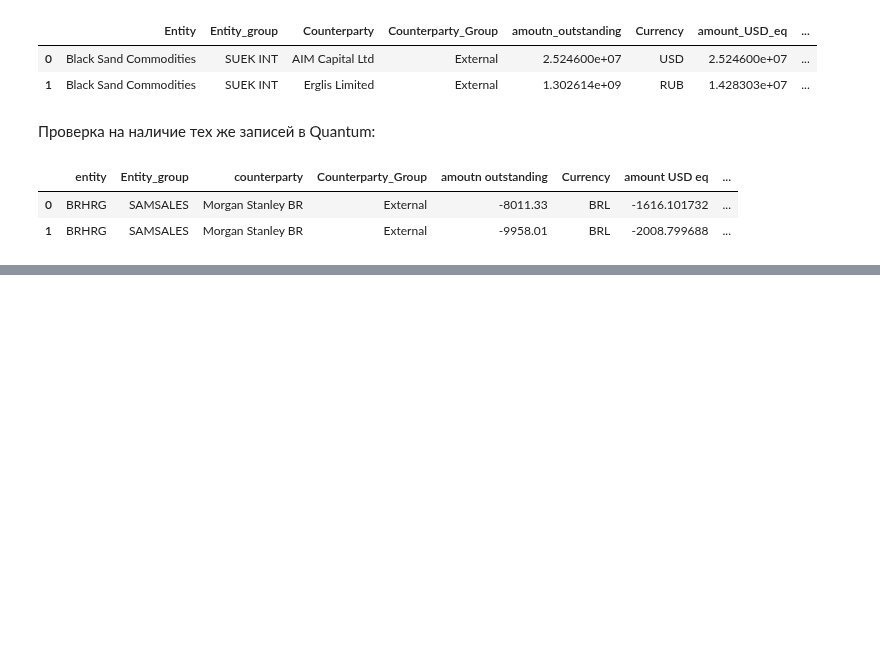
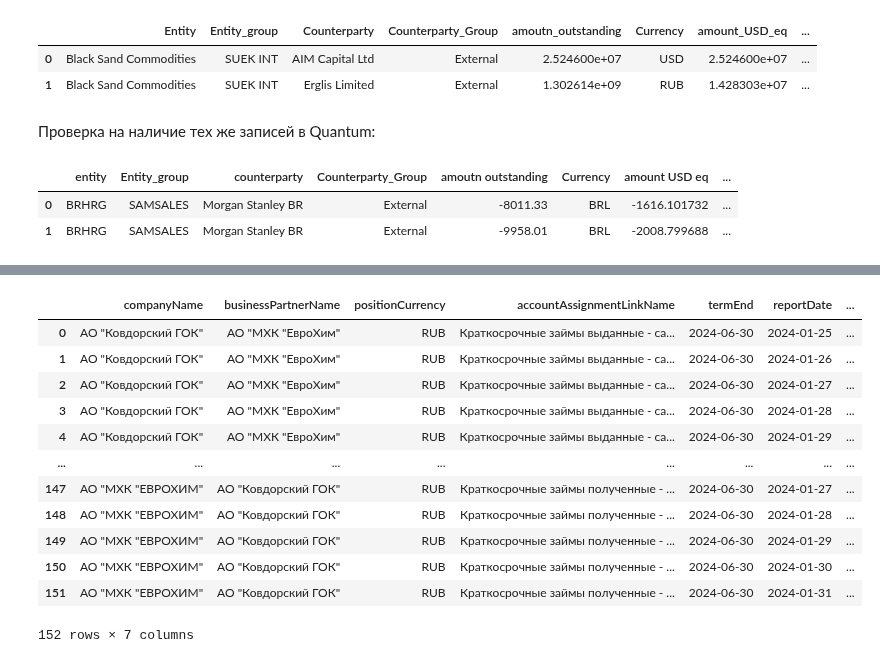
Before and after one commit to Lirollel/Work_AIM_Jupyter-Python-Pandas, a Jupyter notebook: OCP/Debt/Debt_SUEK.ipynb, the cells around one changed output, grey strips where cells are left out. Saved outputs shown, nothing was run; the diff lists cells and outputs as text; code cells hidden in the pictures; blank space fills up the shorter version.

```diff
--- a/OCP/Debt/Debt_SUEK.ipynb
+++ b/OCP/Debt/Debt_SUEK.ipynb
@@ -108,0 +128,13 @@ new_list(quantum_data_export, Output_file, 'Debt_Quantum')
+# %%
+query = f"""SELECT * FROM "RISKACCESS"."sapPositionArrears" WHERE ("reportDate" BETWEEN TO_DATE('31/12/23', 'DD/MM/YY') AND TO_DATE('25/03/24', 'DD/MM/YY'))
+AND
+"productType" in (130,131,132,133)"""
+data_export = export_from_RISKCUSTOM(query)
+# %%
+
+if_list_2 = ['АО "Ковдорский ГОК"',  'АО "МХК "ЕвроХим"']
+data_check = data_export[data_export.partnerCharacteristic == 'ЮКБ']
+data_check = data_check[['companyName', 'businessPartnerName', 'positionCurrency', 'accountAssignmentLinkName', 'termEnd', 'reportDate','purchaseValueDisplayCurrency', 'purchaseValuePositionCurrency']]
+
+data_check = data_check[data_check.companyName.str.contains('ГОК') | data_check.businessPartnerName.str.contains('ГОК')]
+data_check = data_check[data_check.companyName.str.contains('МХК') | data_check.businessPartnerName.str.contains('МХК')]
@@ -108,0 +143,17 @@ new_list(quantum_data_export, Output_file, 'Debt_Quantum')
+# %%
+data_group = data_check.groupby(['companyName','businessPartnerName','positionCurrency','accountAssignmentLinkName','termEnd', 'reportDate'], as_index=False).agg({'purchaseValuePositionCurrency': sum})
+data_group
+# %% [output]
+|  | companyName | businessPartnerName | positionCurrency | accountAssignmentLinkName | termEnd | reportDate | ... |
+| 0 | АО "Ковдорский ГОК" | АО "МХК "ЕвроХим" | RUB | Краткосрочные займы выданные - ca... | 2024-06-30 | 2024-01-25 | ... |
+| 1 | АО "Ковдорский ГОК" | АО "МХК "ЕвроХим" | RUB | Краткосрочные займы выданные - ca... | 2024-06-30 | 2024-01-26 | ... |
+| 2 | АО "Ковдорский ГОК" | АО "МХК "ЕвроХим" | RUB | Краткосрочные займы выданные - ca... | 2024-06-30 | 2024-01-27 | ... |
+| 3 | АО "Ковдорский ГОК" | АО "МХК "ЕвроХим" | RUB | Краткосрочные займы выданные - ca... | 2024-06-30 | 2024-01-28 | ... |
+| 4 | АО "Ковдорский ГОК" | АО "МХК "ЕвроХим" | RUB | Краткосрочные займы выданные - ca... | 2024-06-30 | 2024-01-29 | ... |
+| ... | ... | ... | ... | ... | ... | ... | ... |
+| 147 | АО "МХК "ЕВРОХИМ" | АО "Ковдорский ГОК" | RUB | Краткосрочные займы полученные - ... | 2024-06-30 | 2024-01-27 | ... |
+| 148 | АО "МХК "ЕВРОХИМ" | АО "Ковдорский ГОК" | RUB | Краткосрочные займы полученные - ... | 2024-06-30 | 2024-01-28 | ... |
+| 149 | АО "МХК "ЕВРОХИМ" | АО "Ковдорский ГОК" | RUB | Краткосрочные займы полученные - ... | 2024-06-30 | 2024-01-29 | ... |
+| 150 | АО "МХК "ЕВРОХИМ" | АО "Ковдорский ГОК" | RUB | Краткосрочные займы полученные - ... | 2024-06-30 | 2024-01-30 | ... |
+| 151 | АО "МХК "ЕВРОХИМ" | АО "Ковдорский ГОК" | RUB | Краткосрочные займы полученные - ... | 2024-06-30 | 2024-01-31 | ... |
+152 rows × 7 columns
```
Also changed, not shown: parts of 12 cells of this notebook, 5 other files.
